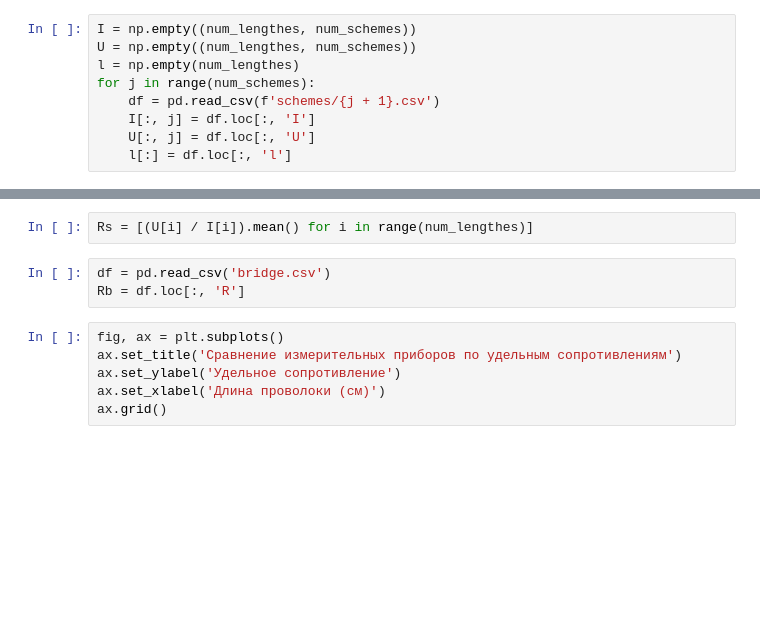
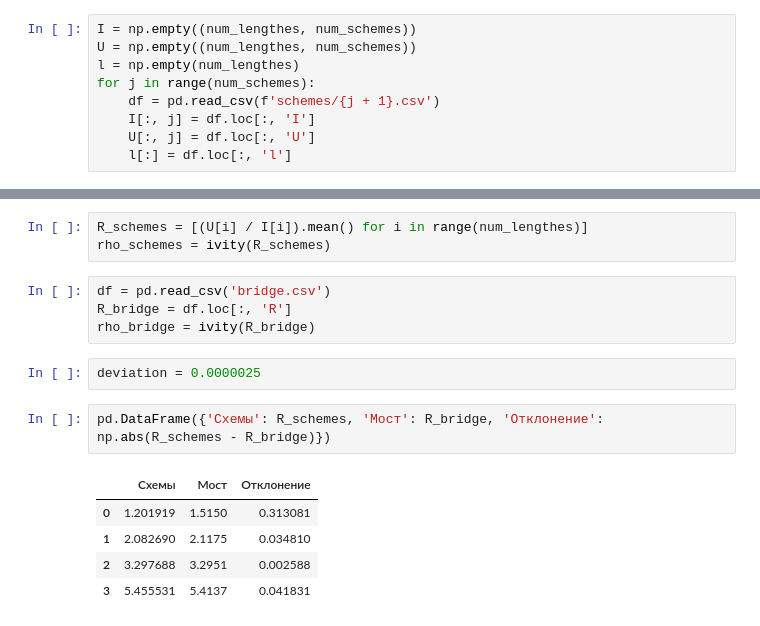
Before and after one commit to ubvedu/physlabs-sem1, a Jupyter notebook: resistance/resistance.ipynb, the cells around one changed output, grey strips where cells are left out. Drawn from its saved outputs; the diff is of its cells as text; blank space fills up the shorter version.

```diff
--- a/resistance/resistance.ipynb
+++ b/resistance/resistance.ipynb
@@ -35,11 +49,17 @@ ax.legend()
 # %%
-Rs = [(U[i] / I[i]).mean() for i in range(num_lengthes)]
+R_schemes = [(U[i] / I[i]).mean() for i in range(num_lengthes)]
+rho_schemes = ivity(R_schemes)
 # %%
 df = pd.read_csv('bridge.csv')
-Rb = df.loc[:, 'R']
+R_bridge = df.loc[:, 'R']
+rho_bridge = ivity(R_bridge)
-# %%
-fig, ax = plt.subplots()
-ax.set_title('Сравнение измерительных приборов по удельным сопротивлениям')
-ax.set_ylabel('Удельное сопротивление')
-ax.set_xlabel('Длина проволоки (см)')
-ax.grid()
+# %%
+deviation = 0.0000025
+# %%
+pd.DataFrame({'Схемы': R_schemes, 'Мост': R_bridge, 'Отклонение': np.abs(R_schemes - R_bridge)})
+# %% [output]
+|  | Схемы | Мост | Отклонение |
+| 0 | 1.201919 | 1.5150 | 0.313081 |
+| 1 | 2.082690 | 2.1175 | 0.034810 |
+| 2 | 3.297688 | 3.2951 | 0.002588 |
+| 3 | 5.455531 | 5.4137 | 0.041831 |
```
Also changed, not shown: parts of 4 cells of this notebook, 4 other files.
